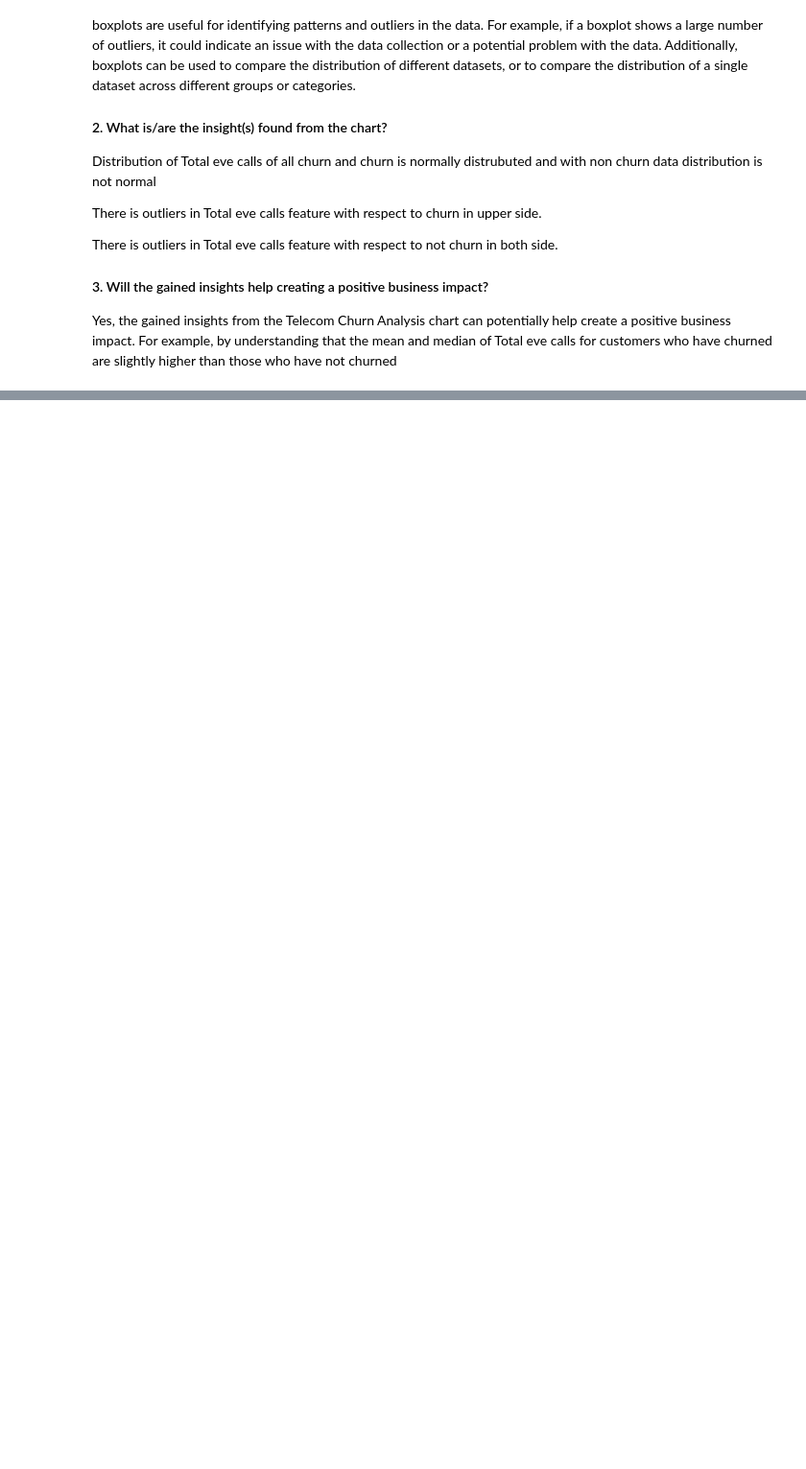
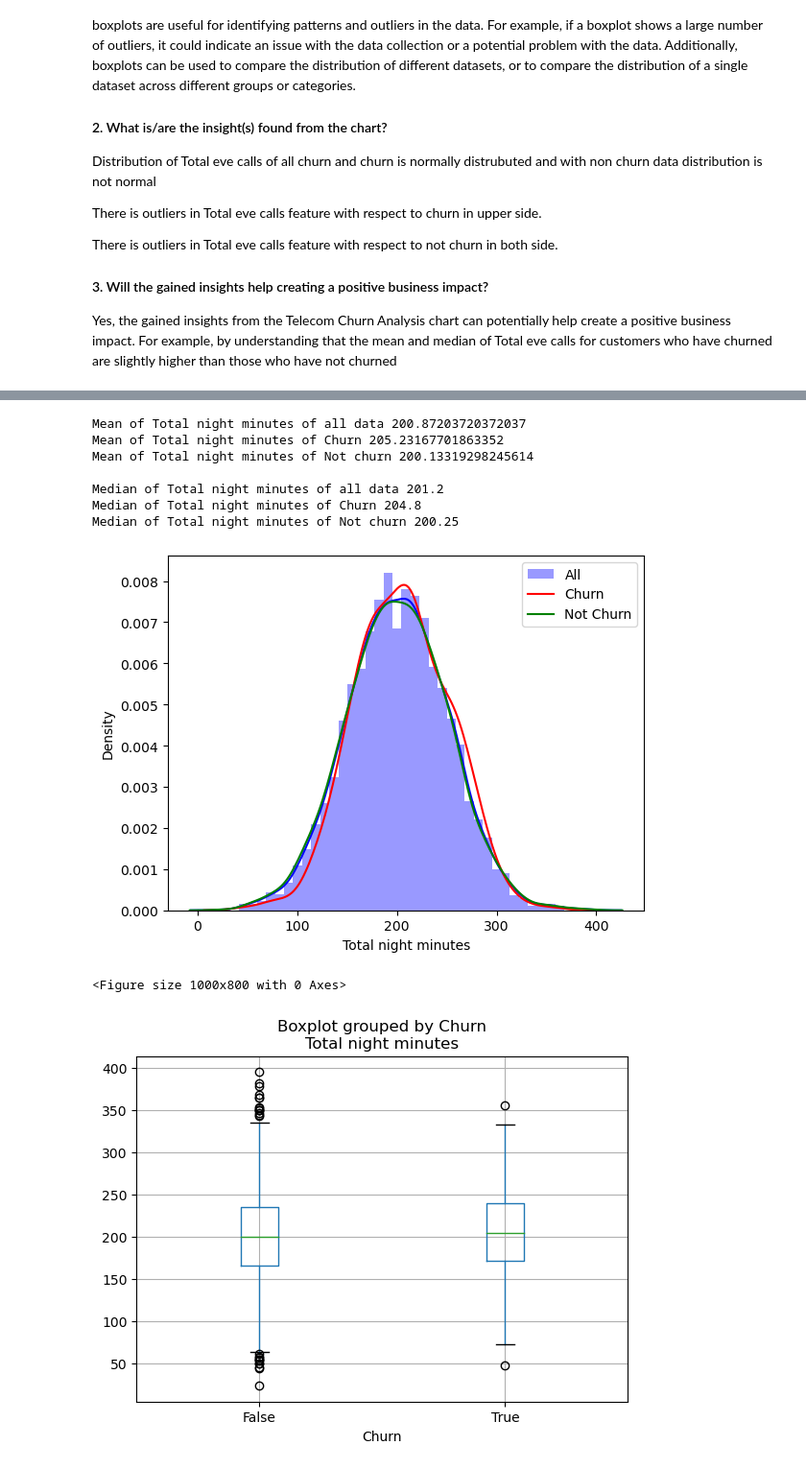
Before and after one commit to rajkumarshedage/EDA_Telecom_Churn_Prediction, a Jupyter notebook: EDA_Telecom_Churn_Prediction.ipynb, the cells around one changed output, grey strips where cells are left out. Shown at 96% size. Saved outputs shown, nothing was run; the diff lists cells and outputs as text; code cells hidden in the pictures; blank space fills up the shorter version.

```diff
--- a/EDA_Telecom_Churn_Prediction.ipynb
+++ b/EDA_Telecom_Churn_Prediction.ipynb
@@ -1001,0 +1036,13 @@ Yes, the gained insights from the Telecom Churn Analysis chart can potentially h
+# %%
+mean_median_distribution_outliers('Total night minutes')
+# %% [output]
+Mean of Total night minutes of all data 200.87203720372037
+Mean of Total night minutes of Churn 205.23167701863352
+Mean of Total night minutes of Not churn 200.13319298245614
+
+Median of Total night minutes of all data 201.2
+Median of Total night minutes of Churn 204.8
+Median of Total night minutes of Not churn 200.25
+[figure, added]
+<Figure size 1000x800 with 0 Axes>
+[figure, added]
```
Also changed, not shown: parts of 21 cells of this notebook.
